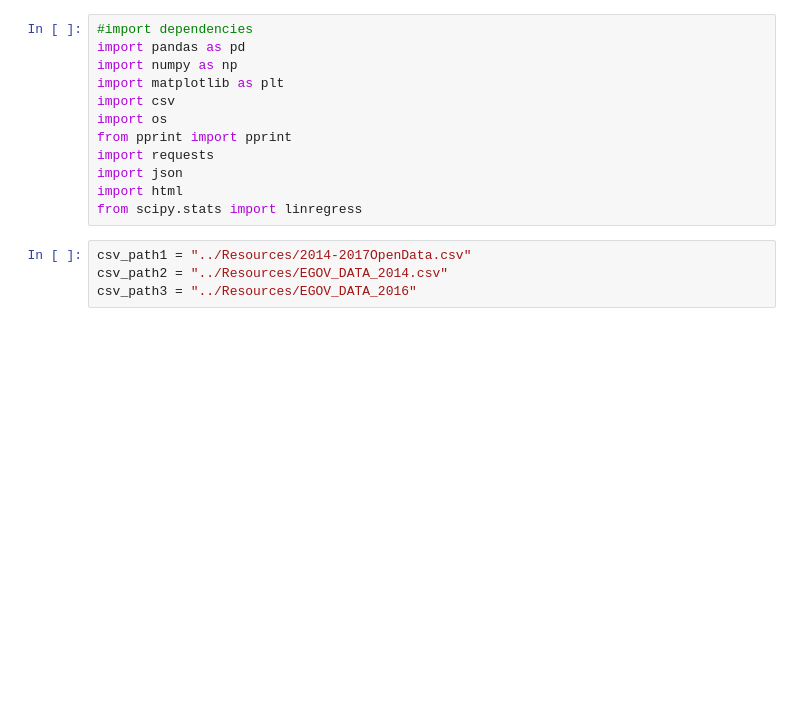
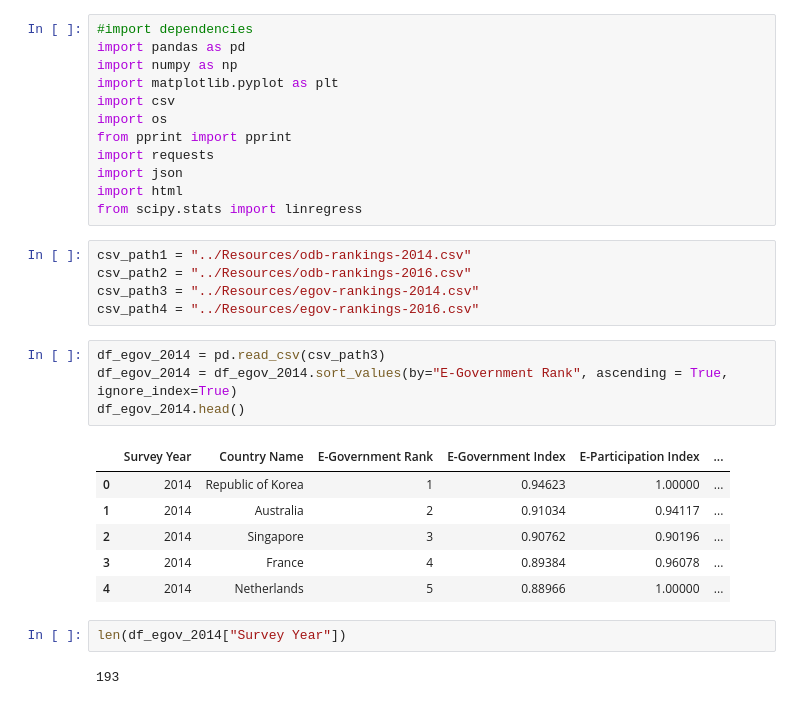
Before and after one commit to kreetigulati/Egovernance_and_OpenData, a Jupyter notebook: Jordan/Exploration - JS.ipynb, the cells around one changed output. Cells and saved outputs as stored; diff of their text form; blank space fills up the shorter version.

```diff
--- a/Jordan/Exploration - JS.ipynb
+++ b/Jordan/Exploration - JS.ipynb
@@ -2,7 +2,7 @@
 #import dependencies
 import pandas as pd
 import numpy as np
-import matplotlib as plt
+import matplotlib.pyplot as plt
 import csv
 import os
 from pprint import pprint
@@ -11,6 +11,22 @@ import json
 import html
 from scipy.stats import linregress
 # %%
-csv_path1 = "../Resources/2014-2017OpenData.csv"
-csv_path2 = "../Resources/EGOV_DATA_2014.csv"
-csv_path3 = "../Resources/EGOV_DATA_2016"
+csv_path1 = "../Resources/odb-rankings-2014.csv"
+csv_path2 = "../Resources/odb-rankings-2016.csv"
+csv_path3 = "../Resources/egov-rankings-2014.csv"
+csv_path4 = "../Resources/egov-rankings-2016.csv"
+# %%
+df_egov_2014 = pd.read_csv(csv_path3)
+df_egov_2014 = df_egov_2014.sort_values(by="E-Government Rank", ascending = True, ignore_index=True)
+df_egov_2014.head()
+# %% [output]
+|  | Survey Year | Country Name | E-Government Rank | E-Government Index | E-Participation Index | ... |
+| 0 | 2014 | Republic of Korea | 1 | 0.94623 | 1.00000 | ... |
+| 1 | 2014 | Australia | 2 | 0.91034 | 0.94117 | ... |
+| 2 | 2014 | Singapore | 3 | 0.90762 | 0.90196 | ... |
+| 3 | 2014 | France | 4 | 0.89384 | 0.96078 | ... |
+| 4 | 2014 | Netherlands | 5 | 0.88966 | 1.00000 | ... |
+# %%
+len(df_egov_2014["Survey Year"])
+# %% [output]
+193
```
Also changed, not shown: parts of 10 cells of this notebook, 4 other files.
